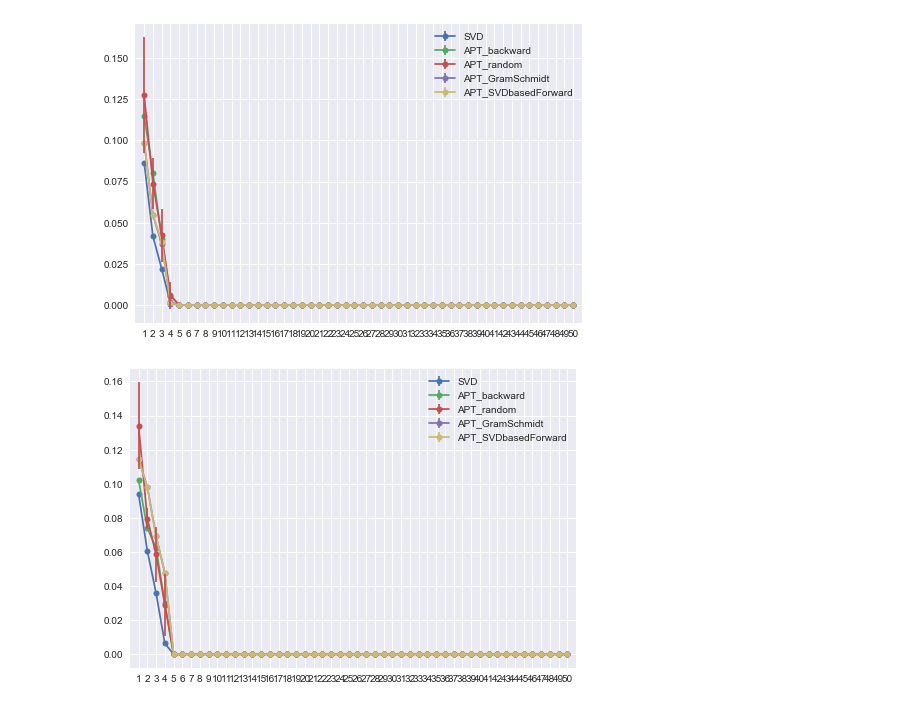
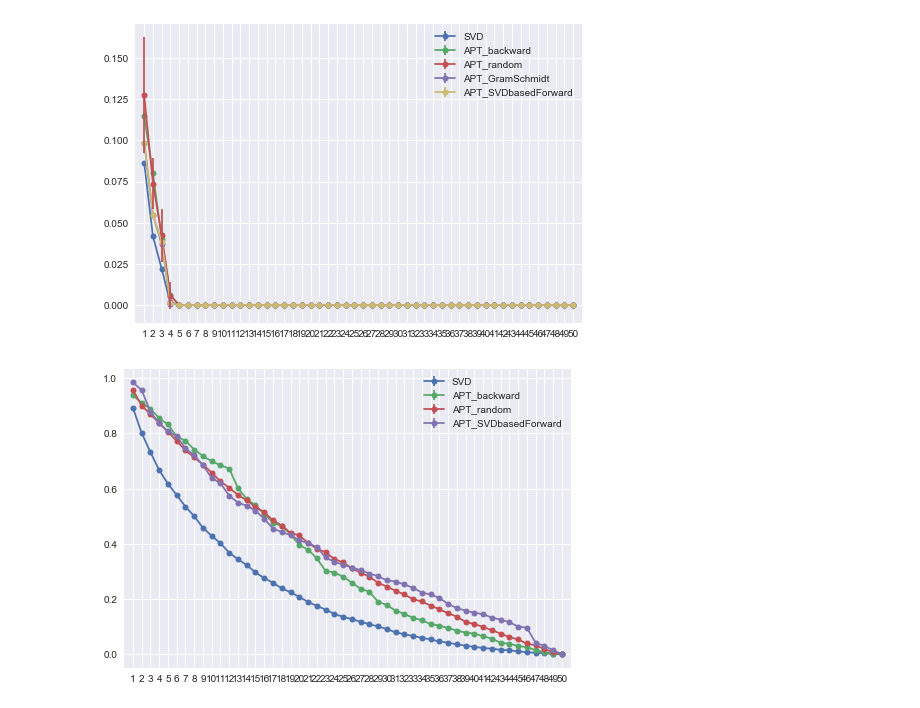
Before and after one commit to LishengSun/Meta-Learning-and-APT, a Jupyter notebook: PAPER_CAP2018/demonstration.ipynb, the cells around one changed output. Saved outputs shown, nothing was run; the diff lists cells and outputs as text; code cells hidden in the pictures.

```diff
--- a/PAPER_CAP2018/demonstration.ipynb
+++ b/PAPER_CAP2018/demonstration.ipynb
@@ -163,8 +424,10 @@ RMSE_dict, errorbar_dict = compare_methods(S_petit, miss_err=True)
 # %%
 from compare_methods import compare_methods
 S_petit = random_data(50, 50, 5)
-RMSE_dict, errorbar_dict = compare_methods(S_petit, miss_err=True)
+frac_missing = 0.2
+S_petit_miss = add_missing_value(S_petit, frac_missing)
+RMSE_dict, errorbar_dict = compare_methods(S_petit_miss, miss_err=True, methods_to_compare=['SVD', 'APT_backward', 'APT_random', 'APT_SVDbasedForward'])
 # %% [output]
-[figure, old version]
+[figure, new version]
 # %%
 # errorbar_dict
```
Also changed, not shown: parts of 41 cells of this notebook, 32 other files.
